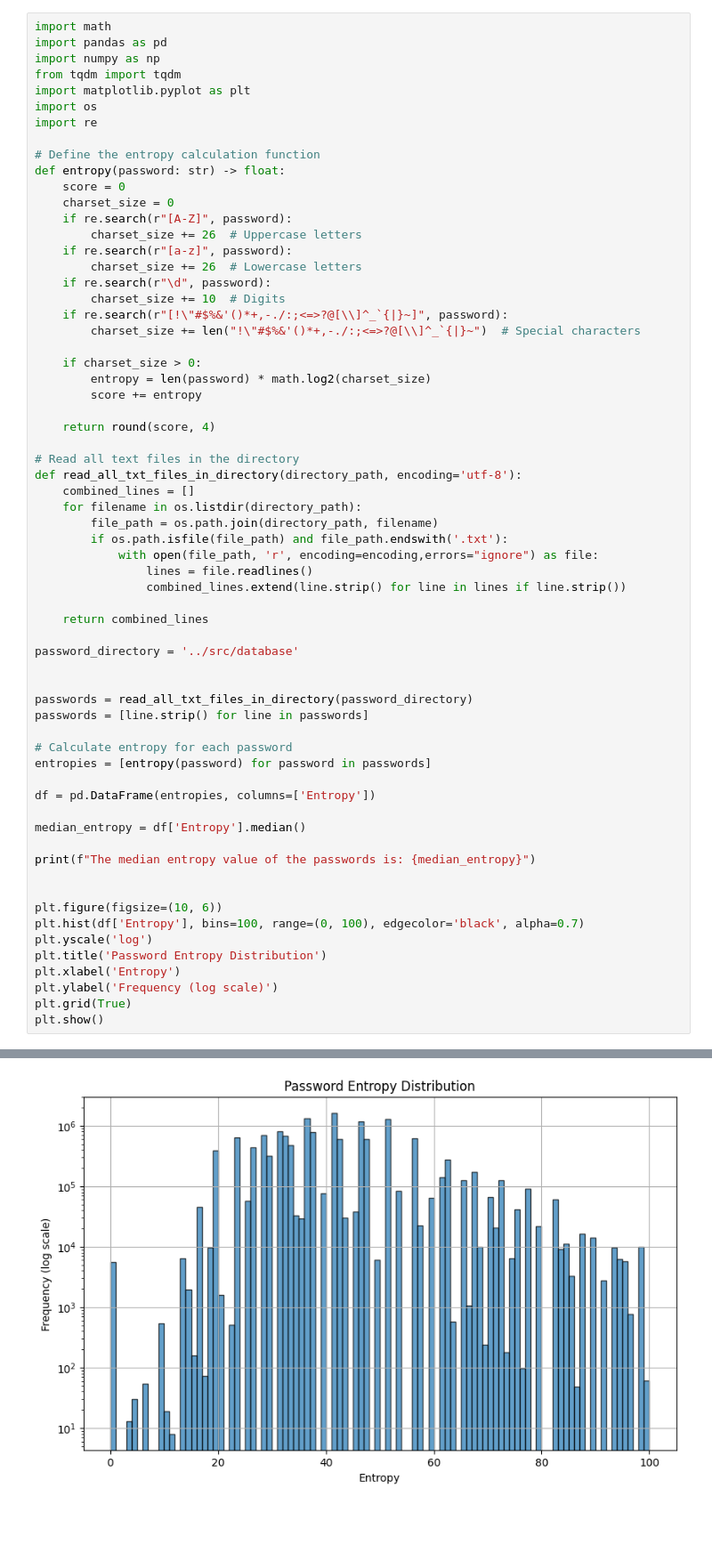
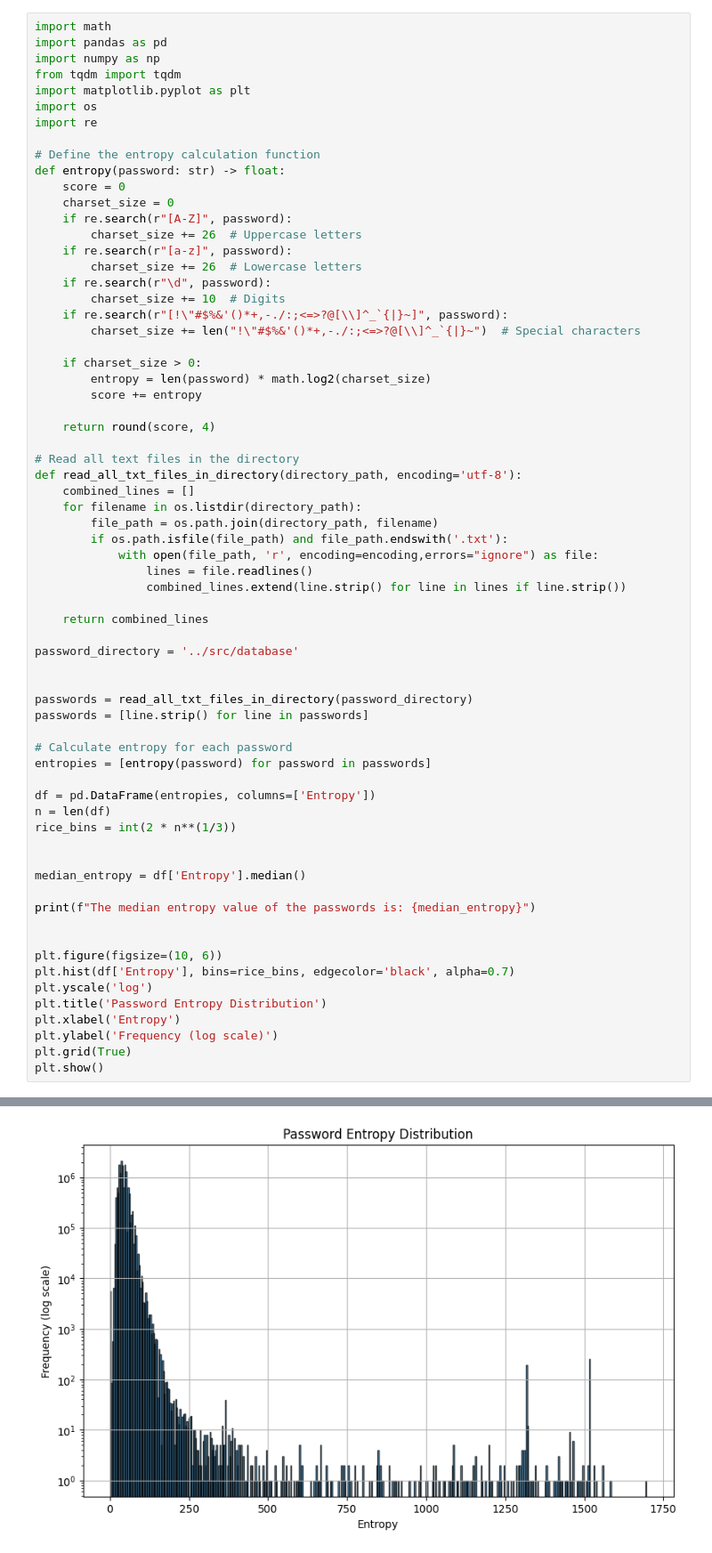
Before and after one commit to MarvelPangondian/Simple-Password-Cracker, a Jupyter notebook: analysis/entropy_analysis.ipynb, the cells around one changed output, grey strips where cells are left out. Shown: that part at 89% size. Cells and saved outputs as stored; diff of their text form; blank space fills up the shorter version.

```diff
--- a/analysis/entropy_analysis.ipynb
+++ b/analysis/entropy_analysis.ipynb
@@ -36,32 +36,35 @@ def read_all_txt_files_in_directory(directory_path, encoding='utf-8'):
                 lines = file.readlines()
                 combined_lines.extend(line.strip() for line in lines if line.strip())
 
     return combined_lines
 
 password_directory = '../src/database'
 
 
 passwords = read_all_txt_files_in_directory(password_directory)
 passwords = [line.strip() for line in passwords]
 
 # Calculate entropy for each password
 entropies = [entropy(password) for password in passwords]
 
 df = pd.DataFrame(entropies, columns=['Entropy'])
+n = len(df)
+rice_bins = int(2 * n**(1/3))
+
 
 median_entropy = df['Entropy'].median()
 
 print(f"The median entropy value of the passwords is: {median_entropy}")
 
 
 plt.figure(figsize=(10, 6))
-plt.hist(df['Entropy'], bins=100, range=(0, 100), edgecolor='black', alpha=0.7)
+plt.hist(df['Entropy'], bins=rice_bins, edgecolor='black', alpha=0.7)
 plt.yscale('log')
 plt.title('Password Entropy Distribution')
 plt.xlabel('Entropy')
 plt.ylabel('Frequency (log scale)')
 plt.grid(True)
 plt.show()
 # %% [output]
 The median entropy value of the passwords is: 41.3594
-[figure, old version]
+[figure, new version]
```
Also changed, not shown: 13 other files.
